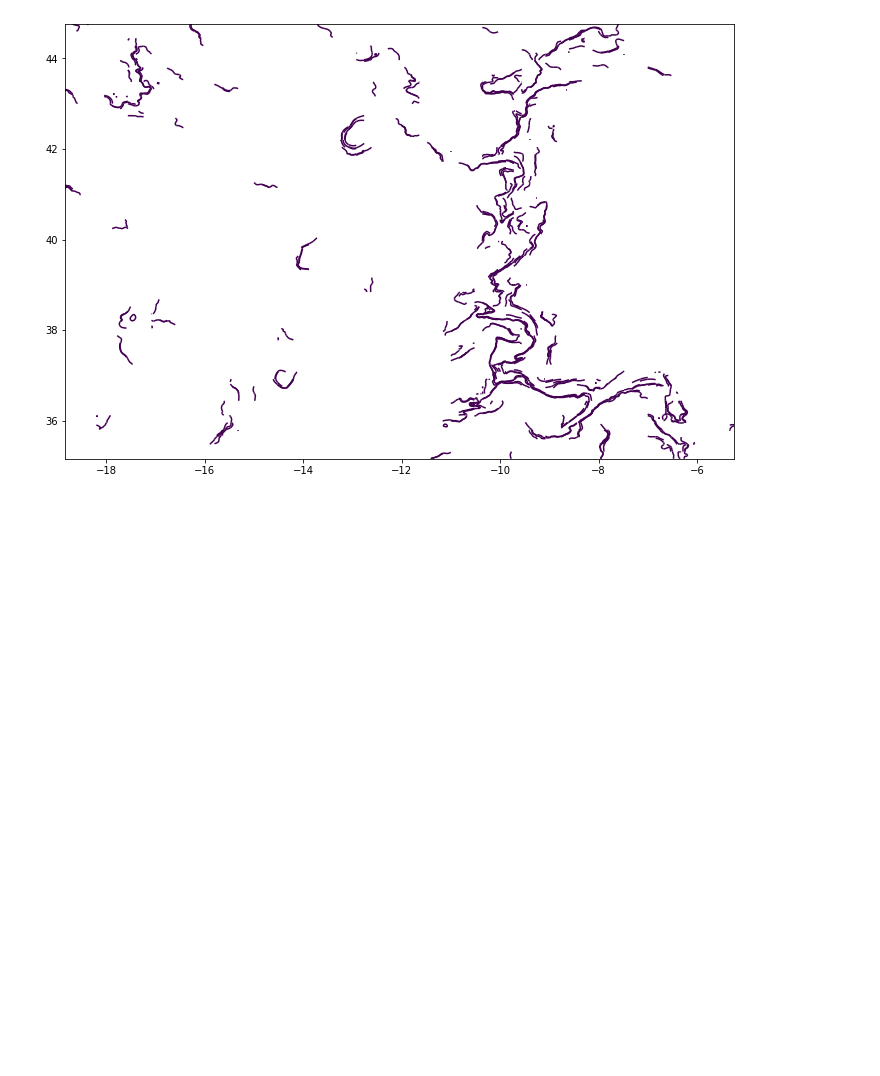
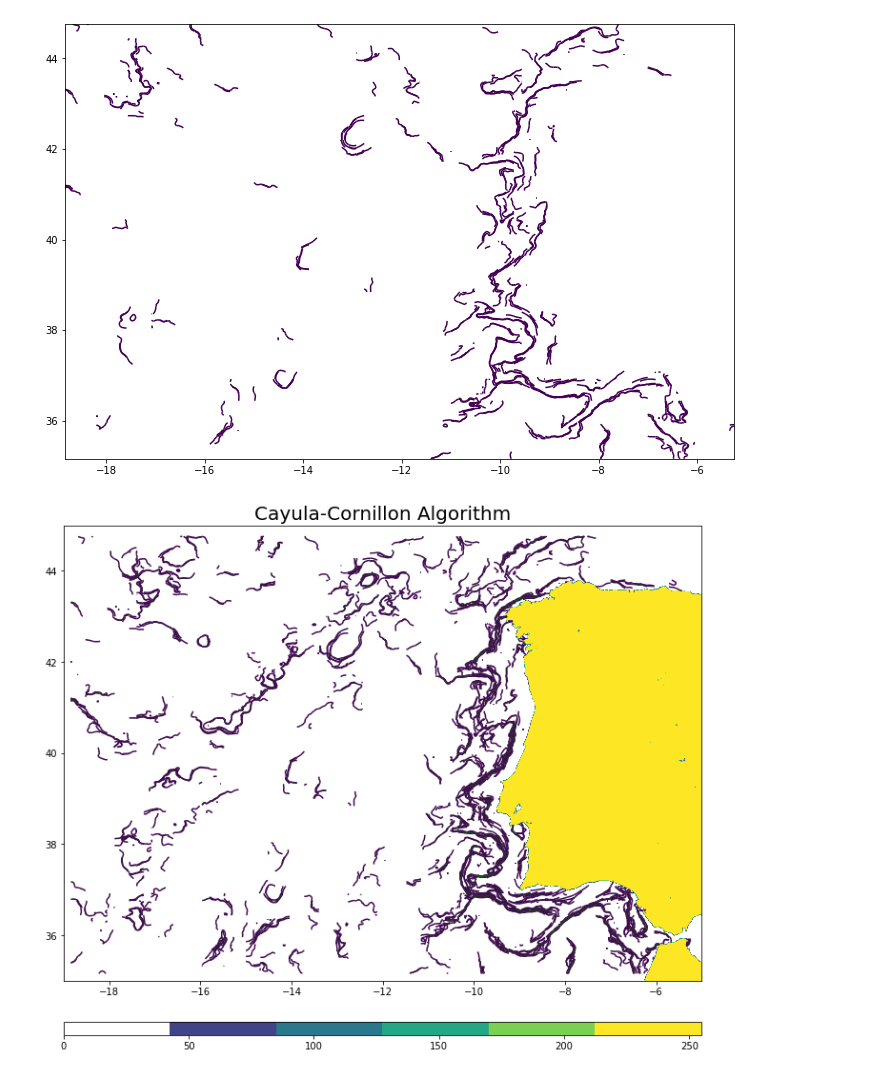
Before and after one commit to CoLAB-ATLANTIC/JUNO, a Jupyter notebook: notebooks/CayulaCornillon_SIED.ipynb, the cells around one changed output. Saved outputs shown, nothing was run; the diff lists cells and outputs as text; code cells hidden in the pictures; blank space fills up the shorter version.

```diff
--- a/notebooks/CayulaCornillon_SIED.ipynb
+++ b/notebooks/CayulaCornillon_SIED.ipynb
@@ -70,0 +84,4 @@ Aug15_mur = df_mur_aug[df_mur_aug['time'] == '2019-08-15 09:00:00']
+# %%
+dict_df_mur_aug, specificday_mur_aug = get_period(df_mur_aug)
+#dict_df_mur_aug -> dictionaire of dataframes for each day of August 2019 of the MUR data
+#specificday_mur_aug -> array with all the days of August 2019
@@ -71,6 +90,13 @@ Aug15_mur = df_mur_aug[df_mur_aug['time'] == '2019-08-15 09:00:00']
 # %%
 def getFrontInWindow(w, head, minTheta, minPopProp, minPopMeanDiff, minSinglePopCohesion,
                      minGlobalPopCohesion, corners):
+
+
+    """
+    This functions detects fronts in slidding windows. If a front is detected, the function will return
+    2 1D arrays (x and y) with the coordinate values corresponding to the location of the front.
+    """
+
 
     #empty arrays de xdata, ydata e z
     xdata = np.array([])
@@ -117,7 +143,7 @@ def getFrontInWindow(w, head, minTheta, minPopProp, minPopMeanDiff, minSinglePop
         popBCount = sum(y[k+1:])      #sum of frequencies (y) from populationB
 
         popAMean = popASum/popACount
-        try:                                  #try to avoid the zerodivisionerror that was poping up
+        try:                                  #to avoid the zerodivisionerror that was poping up
             popBMean = popBSum/popBCount
         except ZeroDivisionError:
             popBMean = 0
@@ -287,9 +313,12 @@ def getFrontInWindow(w, head, minTheta, minPopProp, minPopMeanDiff, minSinglePop
     return xdata, ydata, z, exitType
 # %%
 def CCA_SIED(df):
+
     """
-    df - dataframe in which the CCA_SIED will be applied. This dataframe has a column for the longitude,
-    latitude and SST values. The function return the fronts x,y points
+    This function applies the Cayula-Cornillon Algorithm Single Image Edge Detector (CCA_SIED) to a single image
+    df - dataframe in which the CCA_SIED will be applied. This datafram has a column for the longitude,
+    latitude and SST values.
+    For a single image, the function return the fronts coordinates (x,y) points
     """
 
     #convert the latitude and longitude columns to a numpy array
@@ -437,8 +466,8 @@ def CCA_visualization(period, dict_df):
     """
 
     #to define the extent in order for the map coordinates became well defined
-    lat = dict_df[period[0]['latitude'].to_numpy()
-    lon = dict_df[period[0]]['longitude'].to_numpy()
+    lat = np.array(dict_df[period[0]]['latitude'].unique())
+    lon = np.array(dict_df[period[0]]['longitude'].unique())
     lat = np.unique(lat).round(3)
     lon = np.unique(lon).round(3)
 
@@ -473,9 +502,13 @@ def CCA_visualization(period, dict_df):
     newcmp = ListedColormap(newcolor)
     newcmp.set_bad(color='gray')
 
-
+    plt.rcParams["figure.figsize"] = 12, 10
     plt.plot(x, y, color="green", linewidth=0.1)
     plt.imshow(mask_dilated,cmap=newcmp,  extent=[lon[0], lon[-1], lat[0], lat[-1]])
     plt.colorbar(orientation='horizontal', fraction=0.025, pad=0.08, aspect=50)
-    plt.title('Cayula-Cornillon Algorithm 1st August 2019 (Reanalysis Data)', fontsize=20)
+    plt.title('Cayula-Cornillon Algorithm', fontsize=20)
     plt.show()
+# %%
+CCA_visualization(period=specificday_mur_aug[:3], dict_df = dict_df_mur_aug)
+# %% [output]
+[figure, added]
```
Also changed, not shown: parts of 8 cells of this notebook, 7 other files.
